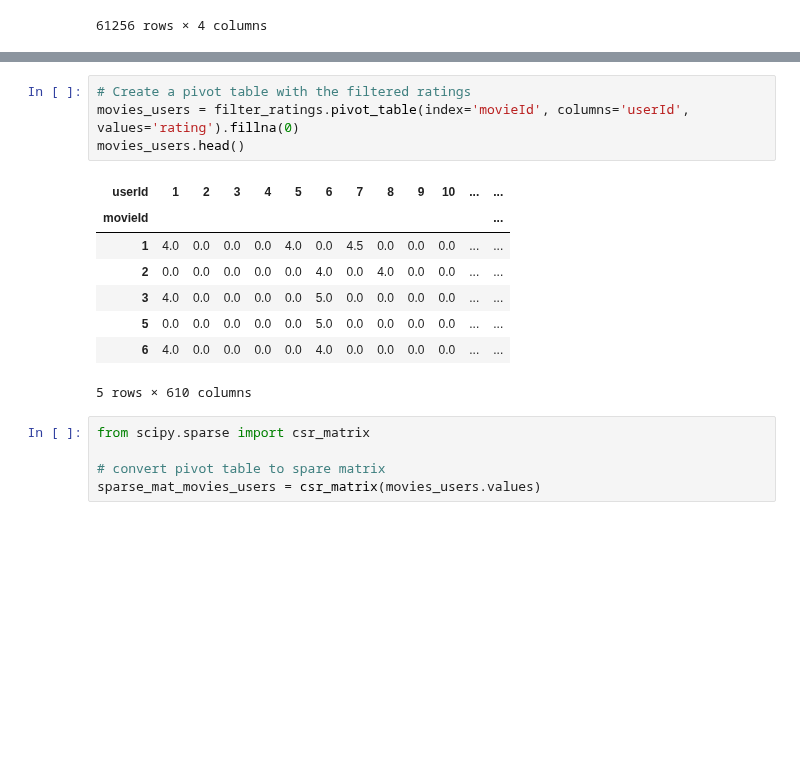
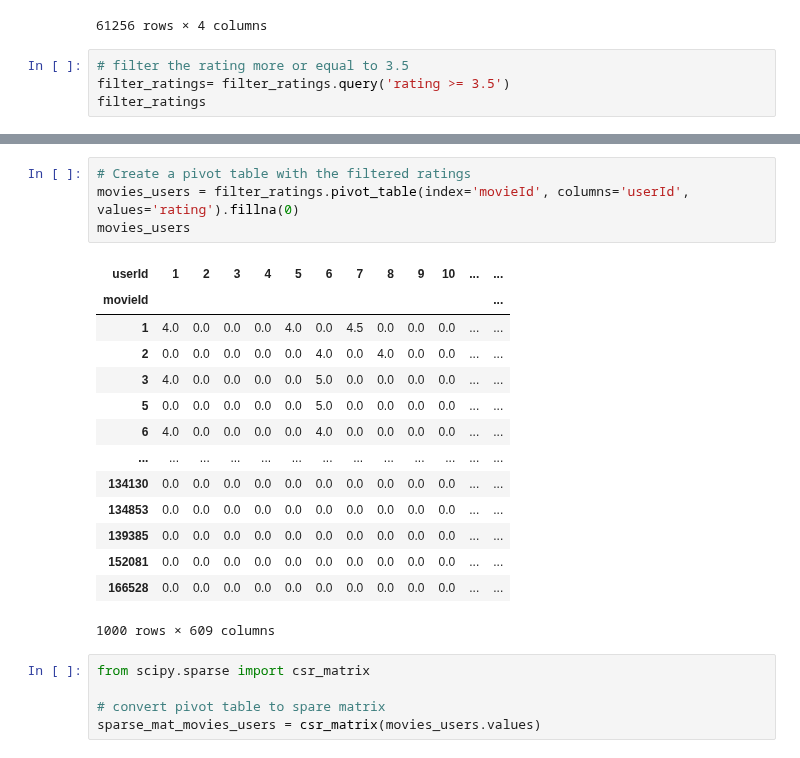
Before and after one commit to VineelaNedunuri/Machine-learning, a Jupyter notebook: Labb/Rekommender_system.ipynb, the cells around one changed output, grey strips where cells are left out. Saved outputs shown, nothing was run; the diff lists cells and outputs as text; blank space fills up the shorter version.

```diff
--- a/Labb/Rekommender_system.ipynb
+++ b/Labb/Rekommender_system.ipynb
@@ -469,3 +469,7 @@ filter_ratings
 | 100808 | 610 | 152081 | 4.0 | 1493846503 |
 | 100830 | 610 | 166528 | 4.0 | 1493879365 |
 61256 rows × 4 columns
+# %%
+# filter the rating more or equal to 3.5
+filter_ratings= filter_ratings.query('rating >= 3.5')
+filter_ratings
@@ -472,16 +490,22 @@ filter_ratings
 # %%
 # Create a pivot table with the filtered ratings
 movies_users = filter_ratings.pivot_table(index='movieId', columns='userId', values='rating').fillna(0)
-movies_users.head()
+movies_users
 # %% [output]
 | userId | 1 | 2 | 3 | 4 | 5 | 6 | 7 | 8 | 9 | 10 | ... | ... |
 | movieId |  |  |  |  |  |  |  |  |  |  |  | ... |
 | 1 | 4.0 | 0.0 | 0.0 | 0.0 | 4.0 | 0.0 | 4.5 | 0.0 | 0.0 | 0.0 | ... | ... |
 | 2 | 0.0 | 0.0 | 0.0 | 0.0 | 0.0 | 4.0 | 0.0 | 4.0 | 0.0 | 0.0 | ... | ... |
 | 3 | 4.0 | 0.0 | 0.0 | 0.0 | 0.0 | 5.0 | 0.0 | 0.0 | 0.0 | 0.0 | ... | ... |
 | 5 | 0.0 | 0.0 | 0.0 | 0.0 | 0.0 | 5.0 | 0.0 | 0.0 | 0.0 | 0.0 | ... | ... |
 | 6 | 4.0 | 0.0 | 0.0 | 0.0 | 0.0 | 4.0 | 0.0 | 0.0 | 0.0 | 0.0 | ... | ... |
+| ... | ... | ... | ... | ... | ... | ... | ... | ... | ... | ... | ... | ... |
+| 134130 | 0.0 | 0.0 | 0.0 | 0.0 | 0.0 | 0.0 | 0.0 | 0.0 | 0.0 | 0.0 | ... | ... |
+| 134853 | 0.0 | 0.0 | 0.0 | 0.0 | 0.0 | 0.0 | 0.0 | 0.0 | 0.0 | 0.0 | ... | ... |
+| 139385 | 0.0 | 0.0 | 0.0 | 0.0 | 0.0 | 0.0 | 0.0 | 0.0 | 0.0 | 0.0 | ... | ... |
+| 152081 | 0.0 | 0.0 | 0.0 | 0.0 | 0.0 | 0.0 | 0.0 | 0.0 | 0.0 | 0.0 | ... | ... |
+| 166528 | 0.0 | 0.0 | 0.0 | 0.0 | 0.0 | 0.0 | 0.0 | 0.0 | 0.0 | 0.0 | ... | ... |
-5 rows × 610 columns
+1000 rows × 609 columns
 # %%
 from scipy.sparse import csr_matrix
 
```
Also changed, not shown: parts of 4 cells of this notebook.
